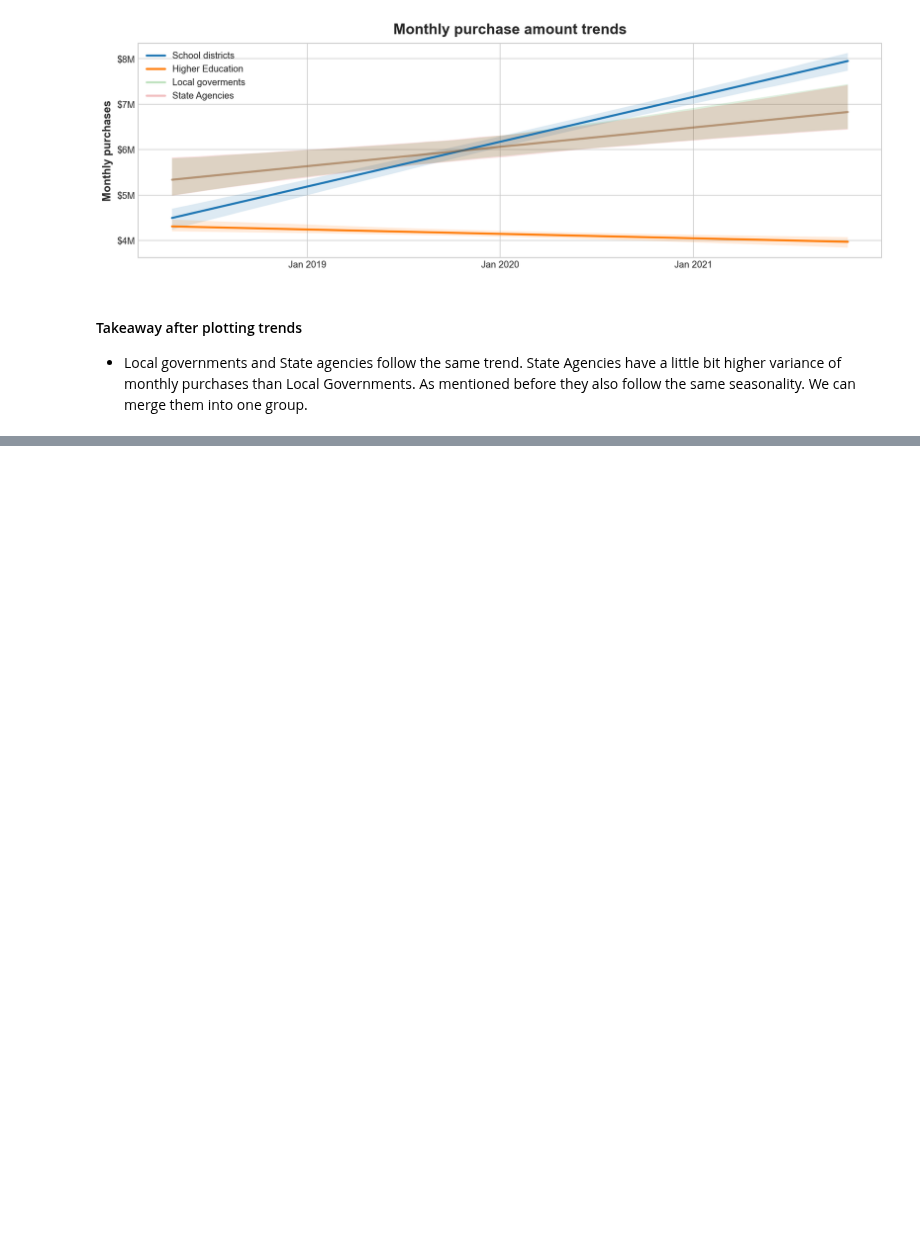
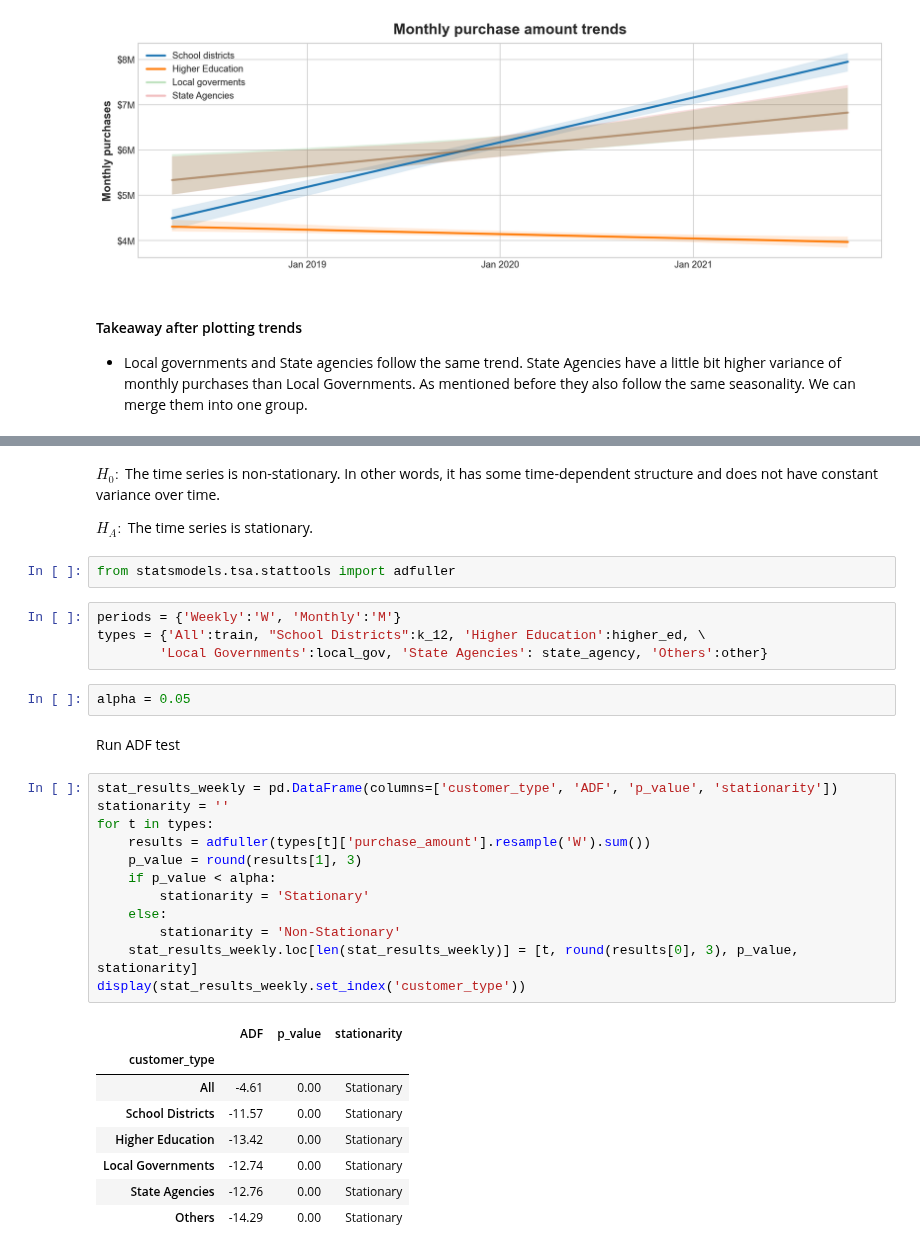
Before and after one commit to The-Real-MVPs/cisco-time-series-analysis, a Jupyter notebook: nadia_docs/decomposition for customer types.ipynb, the cells around one changed output, grey strips where cells are left out. Cells and saved outputs as stored; diff of their text form; blank space fills up the shorter version.

Commit message:
add stat test

```diff
--- a/nadia_docs/decomposition for customer types.ipynb
+++ b/nadia_docs/decomposition for customer types.ipynb
@@ -368,0 +376,35 @@ plt.show()
+# %% [markdown]
+$H_0:$ The time series is non-stationary. In other words, it has some time-dependent structure and does not have constant variance over time.
+
+$H_A:$ The time series is stationary.
+# %%
+from statsmodels.tsa.stattools import adfuller
+# %%
+periods = {'Weekly':'W', 'Monthly':'M'}
+types = {'All':train, "School Districts":k_12, 'Higher Education':higher_ed, \
+        'Local Governments':local_gov, 'State Agencies': state_agency, 'Others':other}
+# %%
+alpha = 0.05
+# %% [markdown]
+Run ADF test
+# %%
+stat_results_weekly = pd.DataFrame(columns=['customer_type', 'ADF', 'p_value', 'stationarity'])
+stationarity = ''
+for t in types:
+    results = adfuller(types[t]['purchase_amount'].resample('W').sum())
+    p_value = round(results[1], 3)
+    if p_value < alpha:
+        stationarity = 'Stationary'
+    else:
+        stationarity = 'Non-Stationary'
+    stat_results_weekly.loc[len(stat_results_weekly)] = [t, round(results[0], 3), p_value, stationarity]
+display(stat_results_weekly.set_index('customer_type'))
+# %% [output]
+|  | ADF | p_value | stationarity |
+| customer_type |  |  |  |
+| All | -4.61 | 0.00 | Stationary |
+| School Districts | -11.57 | 0.00 | Stationary |
+| Higher Education | -13.42 | 0.00 | Stationary |
+| Local Governments | -12.74 | 0.00 | Stationary |
+| State Agencies | -12.76 | 0.00 | Stationary |
+| Others | -14.29 | 0.00 | Stationary |
```
Also changed, not shown: parts of 7 cells of this notebook.
